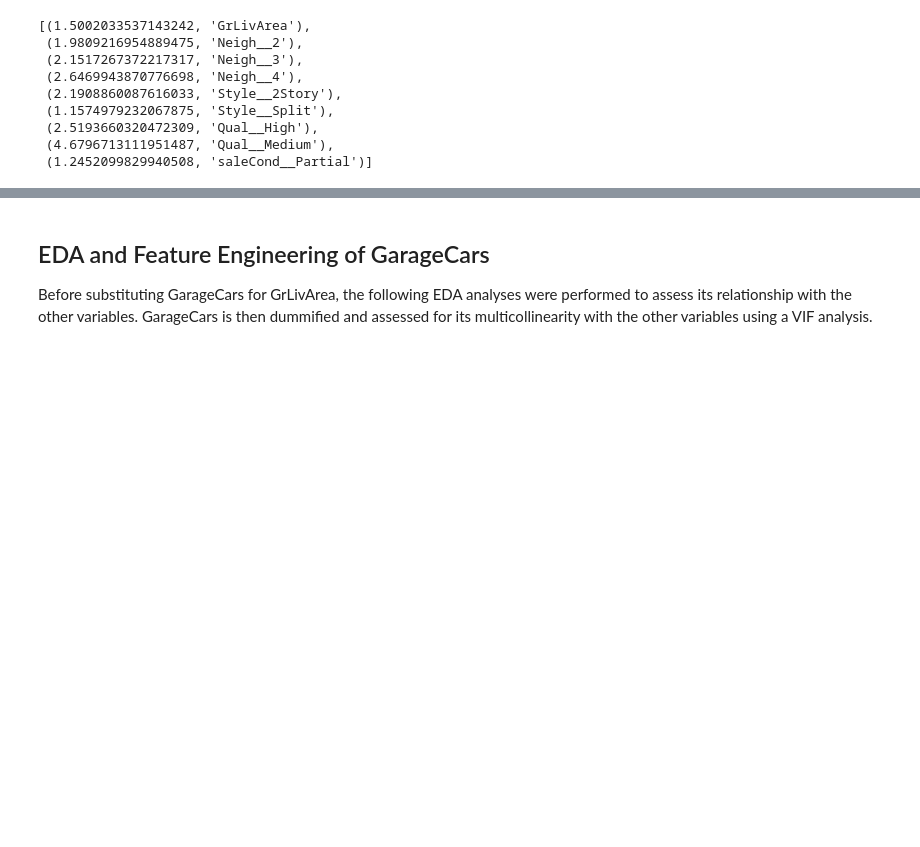
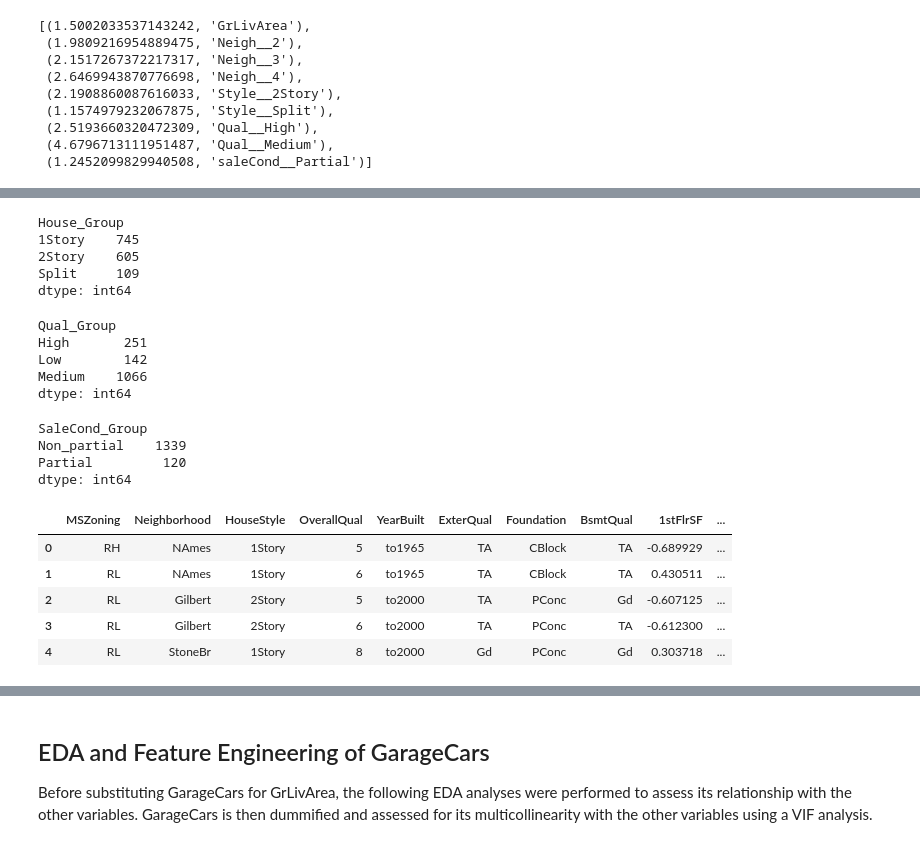
Before and after one commit to chun9men9/WIC_MLProject, a Jupyter notebook: Wing/Project_3_LinearRegression.ipynb, the cells around one changed output, grey strips where cells are left out. Saved outputs shown, nothing was run; the diff lists cells and outputs as text; code cells hidden in the pictures; blank space fills up the shorter version.

```diff
--- a/Wing/Project_3_LinearRegression.ipynb
+++ b/Wing/Project_3_LinearRegression.ipynb
@@ -742,0 +780,67 @@ list(zip(vif, X_train.drop("const",axis=1).columns))
+# %%
+#Group HouseStyle variable by 1stFloor, 2ndFloor, and Split and count frequency. 1Story and 2Story close.
+
+def hstyle(c):
+    if c['HouseStyle'] == "1Story":
+        return '1Story'
+    elif c['HouseStyle'] in ["SFoyer", "SLvl"]:
+        return 'Split'
+    else:
+        return '2Story'
+
+test_sub['House_Group'] = test_sub.apply(hstyle, axis=1)
+test_sub.groupby("House_Group").size()
+# %% [output]
+House_Group
+1Story    745
+2Story    605
+Split     109
+dtype: int64
+# %%
+#Add column that groups OverallQual into thirds
+
+def overall_qual(c):
+    if c['OverallQual'] <= 4:
+        return 'Low'
+    elif c['OverallQual'] > 7:
+        return 'High'
+    else:
+        return 'Medium'
+
+test_sub['Qual_Group'] = test_sub.apply(overall_qual, axis=1)
+test_sub.groupby("Qual_Group").size()
+# %% [output]
+Qual_Group
+High       251
+Low        142
+Medium    1066
+dtype: int64
+# %%
+#Add column that groups SaleCondition into thirds
+
+def saleCond(c):
+    if c['SaleCondition'] == "Partial":
+        return 'Partial'
+    else:
+        return 'Non_partial'
+
+test_sub['SaleCond_Group'] = test_sub.apply(saleCond, axis=1)
+test_sub.groupby("SaleCond_Group").size()
+# %% [output]
+SaleCond_Group
+Non_partial    1339
+Partial         120
+dtype: int64
+# %%
+#join neighborhood key with the test set; x is the data frame containing the key.
+new_df = pd.merge(test_sub, x, how='left', on = ["Neighborhood", "Neighborhood"])
+# %%
+test_sub = new_df.drop(["quartiles"], axis = 1)
+test_sub.head()
+# %% [output]
+|  | MSZoning | Neighborhood | HouseStyle | OverallQual | YearBuilt | ExterQual | Foundation | BsmtQual | 1stFlrSF | ... |
+| 0 | RH | NAmes | 1Story | 5 | to1965 | TA | CBlock | TA | -0.689929 | ... |
+| 1 | RL | NAmes | 1Story | 6 | to1965 | TA | CBlock | TA | 0.430511 | ... |
+| 2 | RL | Gilbert | 2Story | 5 | to2000 | TA | PConc | Gd | -0.607125 | ... |
+| 3 | RL | Gilbert | 2Story | 6 | to2000 | TA | PConc | TA | -0.612300 | ... |
+| 4 | RL | StoneBr | 1Story | 8 | to2000 | Gd | PConc | Gd | 0.303718 | ... |
```
Also changed, not shown: parts of 46 cells of this notebook.
